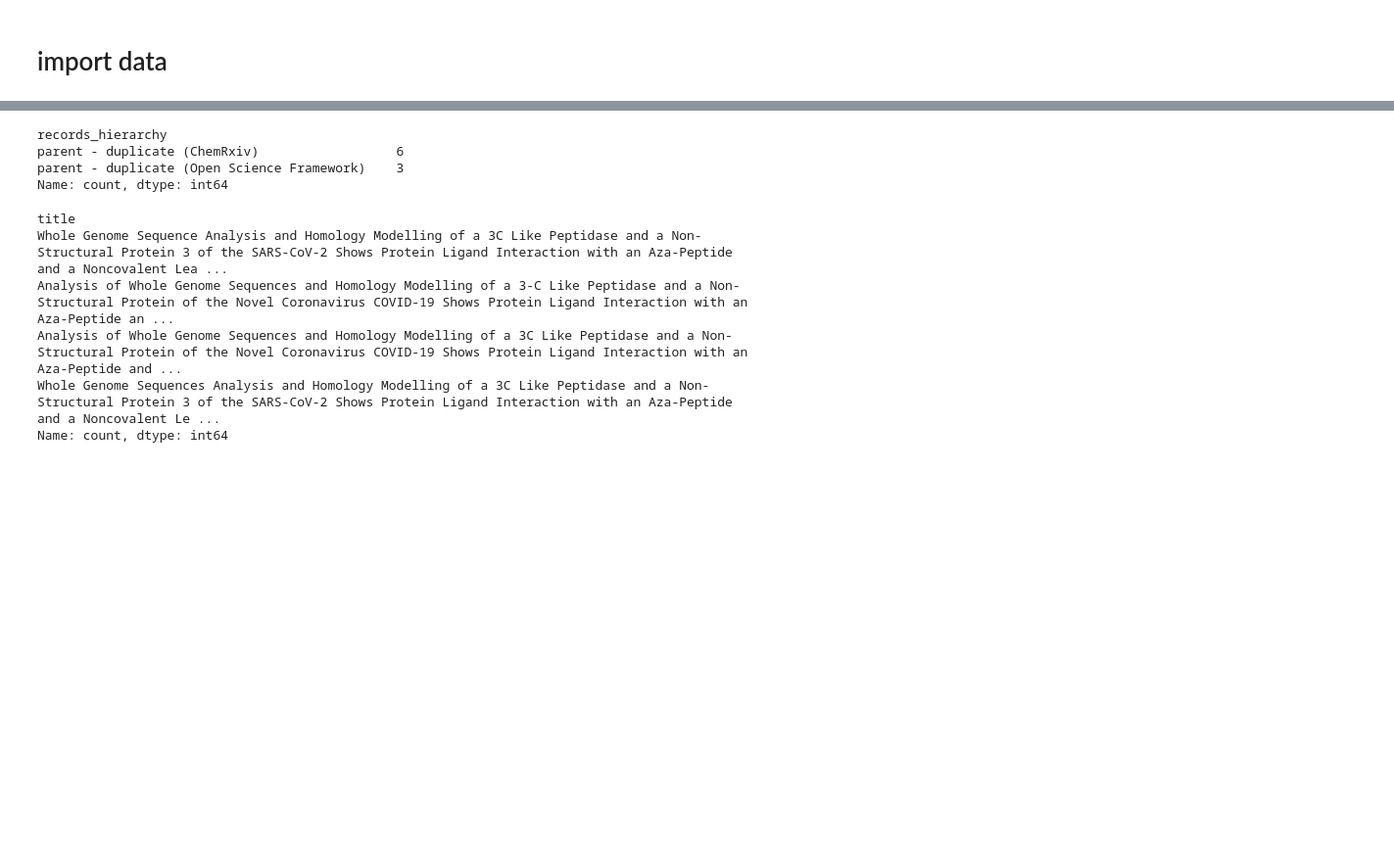
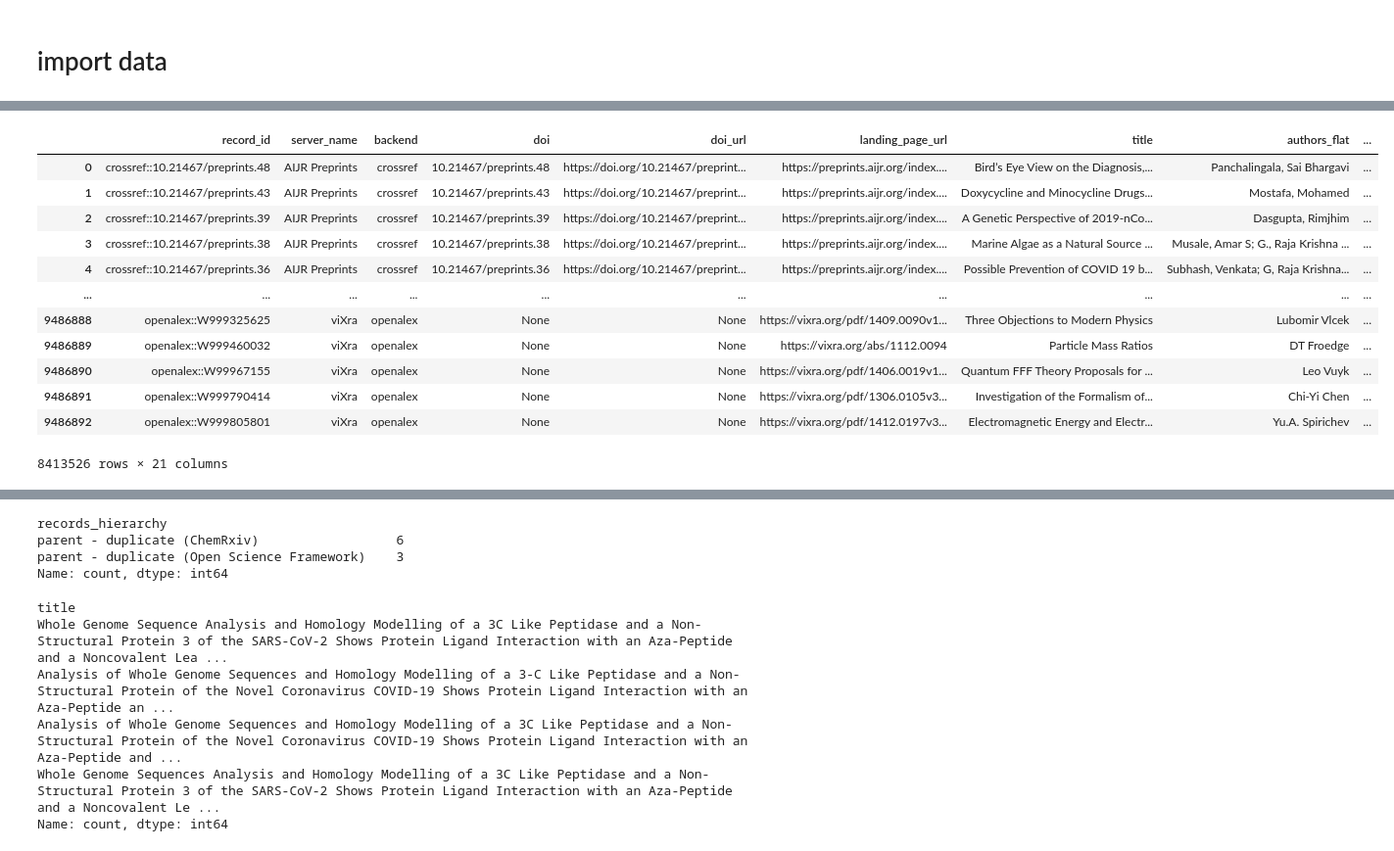
Before and after one commit to descartesmbogning/preprint-harvester, a Jupyter notebook: notebooks/2_run_dedupe_pipeline_two_passes.ipynb, the cells around one changed output, grey strips where cells are left out. Shown at 98% size. Drawn from its saved outputs; the diff is of its cells as text; code cells hidden in the pictures; blank space fills up the shorter version.

```diff
--- a/notebooks/01_data_processing_dedupe_title_merge_groupid.ipynb
+++ b/notebooks/2_run_dedupe_pipeline_two_passes.ipynb
@@ -818,0 +7,35 @@ result
+# %%
+import duckdb
+from pathlib import Path
+
+con = duckdb.connect()
+
+# Low-memory settings
+con.execute("PRAGMA threads=1;")
+con.execute("PRAGMA preserve_insertion_order=false;")
+con.execute("PRAGMA enable_object_cache=false;")
+con.execute("PRAGMA memory_limit='2GB';")           # try 1GB if still unstable
+con.execute("PRAGMA temp_directory='data/tmp_duckdb';")
+
+# 2) Build paths robustly from the notebook folder
+ROOT = Path.cwd()
+if ROOT.name == "notebooks":
+    ROOT = ROOT.parent
+
+BASE = ROOT / "data" / "by_server"
+
+# IMPORTANT: your files are hive-partitioned like:
+all_backends = (BASE / "*" / "*.parquet").as_posix()
+
+con.execute(f"""
+CREATE OR REPLACE VIEW all_backends AS
+SELECT * FROM read_parquet('{all_backends}', hive_partitioning=true, union_by_name=true);
+""")
+
+# A unified "all_rows" view
+con.execute("""
+CREATE OR REPLACE VIEW all_rows AS
+SELECT * FROM all_backends
+""")
+
+print(con.execute("SHOW TABLES").fetchall())
@@ -818,0 +93,20 @@ result
+# %%
+data = con.execute("SELECT * FROM server_thin").df()
+# data.drop_duplicates(subset=['record_id'], keep='first', inplace=False)
+
+data = data.drop_duplicates()
+data
+# %% [output]
+|  | record_id | server_name | backend | doi | doi_url | landing_page_url | title | authors_flat | ... |
+| 0 | crossref::10.21467/preprints.48 | AIJR Preprints | crossref | 10.21467/preprints.48 | https://doi.org/10.21467/preprint... | https://preprints.aijr.org/index.... | Bird’s Eye View on the Diagnosis,... | Panchalingala, Sai Bhargavi | ... |
+| 1 | crossref::10.21467/preprints.43 | AIJR Preprints | crossref | 10.21467/preprints.43 | https://doi.org/10.21467/preprint... | https://preprints.aijr.org/index.... | Doxycycline and Minocycline Drugs... | Mostafa, Mohamed | ... |
+| 2 | crossref::10.21467/preprints.39 | AIJR Preprints | crossref | 10.21467/preprints.39 | https://doi.org/10.21467/preprint... | https://preprints.aijr.org/index.... | A Genetic Perspective of 2019-nCo... | Dasgupta, Rimjhim | ... |
+| 3 | crossref::10.21467/preprints.38 | AIJR Preprints | crossref | 10.21467/preprints.38 | https://doi.org/10.21467/preprint... | https://preprints.aijr.org/index.... | Marine Algae as a Natural Source ... | Musale, Amar S; G., Raja Krishna ... | ... |
+| 4 | crossref::10.21467/preprints.36 | AIJR Preprints | crossref | 10.21467/preprints.36 | https://doi.org/10.21467/preprint... | https://preprints.aijr.org/index.... | Possible Prevention of COVID 19 b... | Subhash, Venkata; G, Raja Krishna... | ... |
+| ... | ... | ... | ... | ... | ... | ... | ... | ... | ... |
+| 9486888 | openalex::W999325625 | viXra | openalex | None | None | https://vixra.org/pdf/1409.0090v1... | Three Objections to Modern Physics | Lubomir Vlcek | ... |
+| 9486889 | openalex::W999460032 | viXra | openalex | None | None | https://vixra.org/abs/1112.0094 | Particle Mass Ratios | DT Froedge | ... |
+| 9486890 | openalex::W99967155 | viXra | openalex | None | None | https://vixra.org/pdf/1406.0019v1... | Quantum FFF Theory Proposals for ... | Leo Vuyk | ... |
+| 9486891 | openalex::W999790414 | viXra | openalex | None | None | https://vixra.org/pdf/1306.0105v3... | Investigation of the Formalism of... | Chi-Yi Chen | ... |
+| 9486892 | openalex::W999805801 | viXra | openalex | None | None | https://vixra.org/pdf/1412.0197v3... | Electromagnetic Energy and Electr... | Yu.A. Spirichev | ... |
+8413526 rows × 21 columns
```
Also changed, not shown: parts of 62 cells of this notebook, 15 other files.
